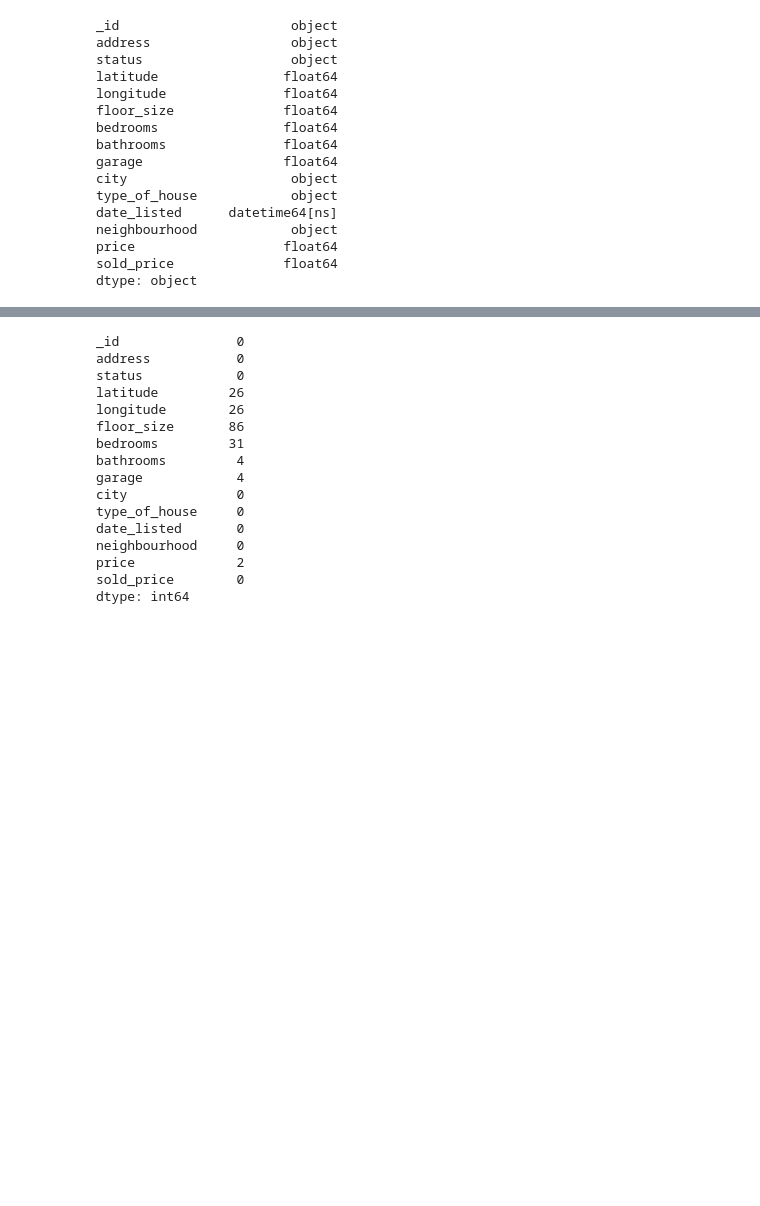
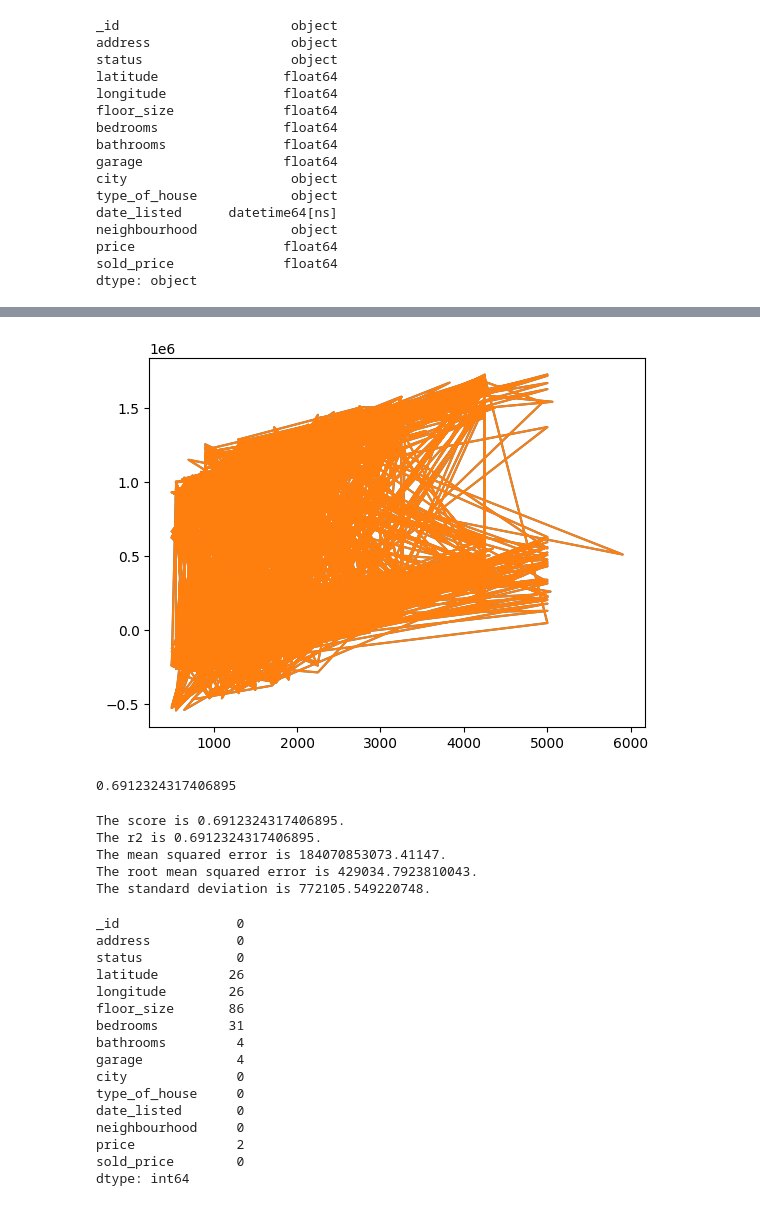
Before and after one commit to MaisieDeGraaf/Housing-Project_Final, a Jupyter notebook: linreg_housing.ipynb, the cells around one changed output, grey strips where cells are left out. Saved outputs shown, nothing was run; the diff lists cells and outputs as text; code cells hidden in the pictures; blank space fills up the shorter version.

```diff
--- a/linreg_housing.ipynb
+++ b/linreg_housing.ipynb
@@ -116,0 +188,6 @@ Name: count, dtype: int64
+# %%
+# Instantiate the Logistic Regression model
+model = LinearRegression()
+
+# Fit the model using training data
+model.fit(X_train,y_train)
@@ -116,0 +229,9 @@ Name: count, dtype: int64
+# %%
+# Make predictions using the X set
+y_pred = model.predict(X)
+# %%
+# Create a copy of the original data
+houses_df_dummies_predicted = houses_df_dummies.copy()
+# %%
+# Add a column with the predicted salary values
+houses_df_dummies_predicted['sold_price_pred'] = y_pred
@@ -117,3 +248,38 @@ Name: count, dtype: int64
+# %%
+# Create a line plot of the predicted salary values
+plt.plot(houses_df_dummies_predicted['floor_size'], houses_df_dummies_predicted['sold_price'])
+plt.plot(houses_df_dummies_predicted['floor_size'], houses_df_dummies_predicted['sold_price_pred'])
+plt.show()
+
+model.score(X, y)
+# %% [output]
+[figure, added]
+0.6912324317406895
+# %%
+"""## Linear Regression Model Assessment"""
+
+# Import relevant metrics - score, r2, mse, rmse, std - from Scikit-learn
+from sklearn.metrics import mean_squared_error, r2_score
+
+# Compute the metrics for the linear regression model
+score = model.score(X, y)
+r2 = r2_score(y, y_pred)
+mse = mean_squared_error(y, y_pred)
+rmse = np.sqrt(mse)
+std = np.std(y)
+
+# Print relevant metrics.
+print(f"The score is {score}.")
+print(f"The r2 is {r2}.")
+print(f"The mean squared error is {mse}.")
+print(f"The root mean squared error is {rmse}.")
+print(f"The standard deviation is {std}.")
+# %% [output]
+The score is 0.6912324317406895.
+The r2 is 0.6912324317406895.
+The mean squared error is 184070853073.41147.
+The root mean squared error is 429034.7923810043.
+The standard deviation is 772105.549220748.
 # %%
 houses_df.isnull().sum()
 # %% [output]
```
Also changed, not shown: parts of 19 cells of this notebook.
